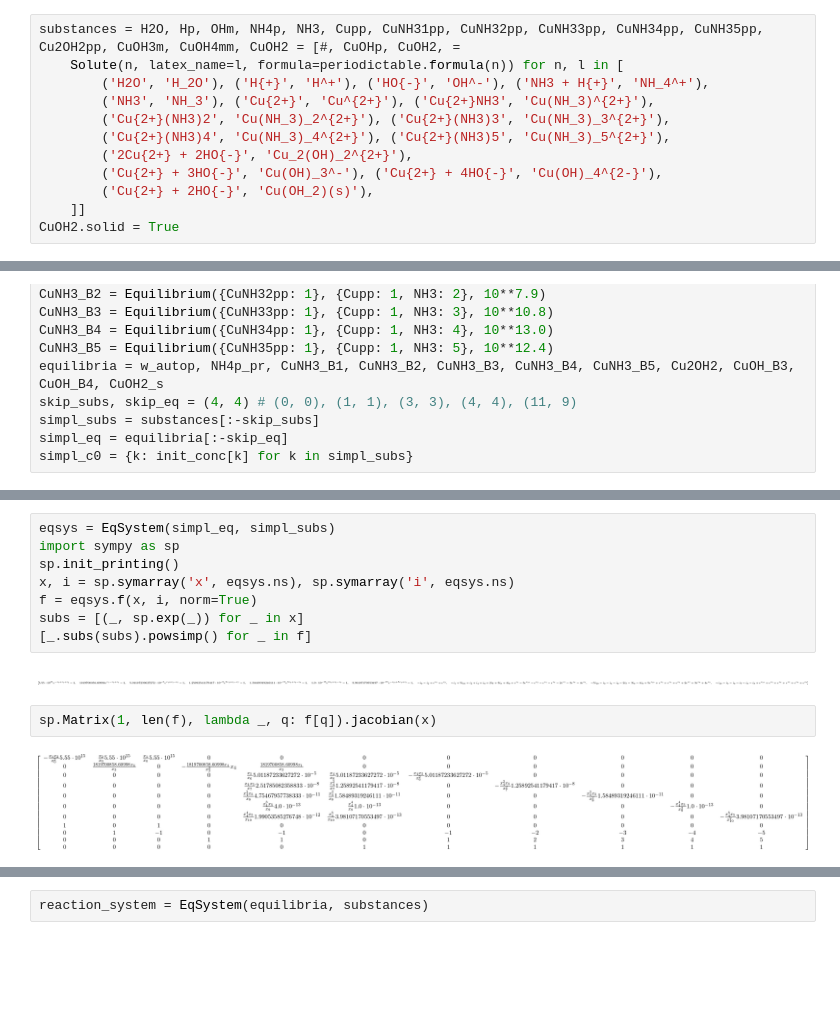
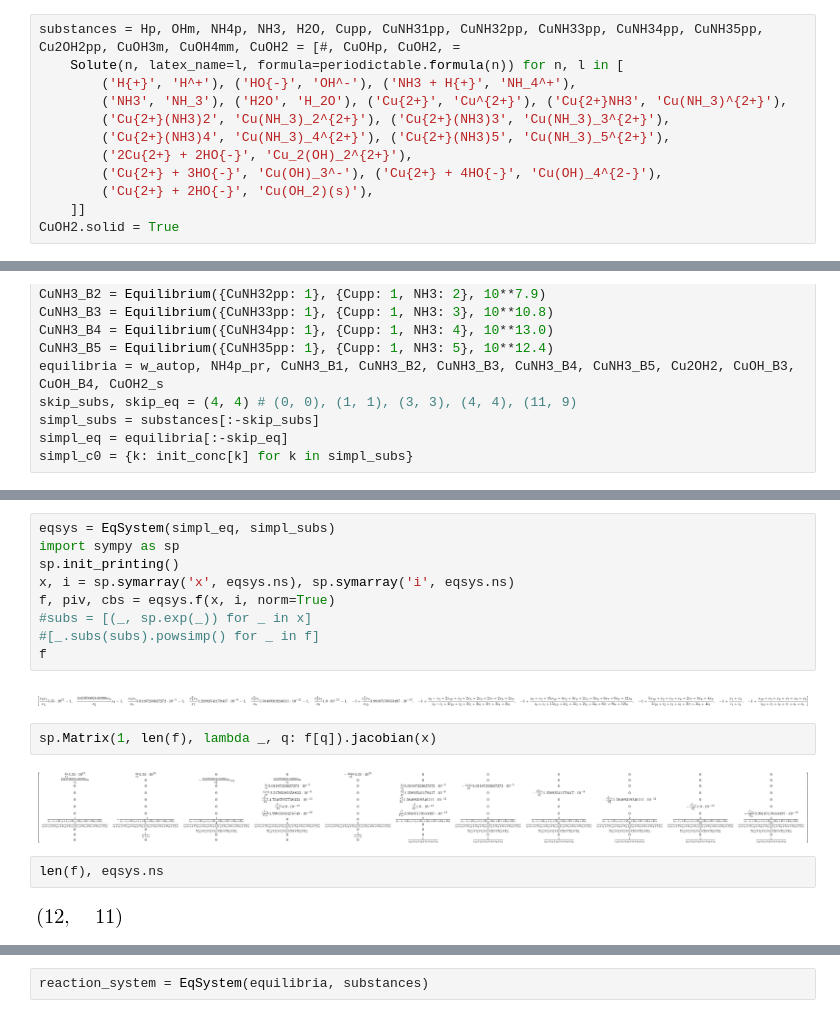
Before and after one commit to bjodah/chempy, a Jupyter notebook: examples/ammoincal_cupric_solution.ipynb, the cells around one changed output, grey strips where cells are left out. Drawn from its saved outputs; the diff is of its cells as text; blank space fills up the shorter version.

```diff
--- a/examples/ammoincal_cupric_solution.ipynb
+++ b/examples/ammoincal_cupric_solution.ipynb
@@ -6,10 +7,10 @@ import periodictable
 # %%
 def show(s): display(Latex('$'+s+'$'))
 # %%
-substances = H2O, Hp, OHm, NH4p, NH3, Cupp, CuNH31pp, CuNH32pp, CuNH33pp, CuNH34pp, CuNH35pp, Cu2OH2pp, CuOH3m, CuOH4mm, CuOH2 = [#, CuOHp, CuOH2, =
+substances = Hp, OHm, NH4p, NH3, H2O, Cupp, CuNH31pp, CuNH32pp, CuNH33pp, CuNH34pp, CuNH35pp, Cu2OH2pp, CuOH3m, CuOH4mm, CuOH2 = [#, CuOHp, CuOH2, =
     Solute(n, latex_name=l, formula=periodictable.formula(n)) for n, l in [
-        ('H2O', 'H_2O'), ('H{+}', 'H^+'), ('HO{-}', 'OH^-'), ('NH3 + H{+}', 'NH_4^+'),
-        ('NH3', 'NH_3'), ('Cu{2+}', 'Cu^{2+}'), ('Cu{2+}NH3', 'Cu(NH_3)^{2+}'),
+        ('H{+}', 'H^+'), ('HO{-}', 'OH^-'), ('NH3 + H{+}', 'NH_4^+'),
+        ('NH3', 'NH_3'), ('H2O', 'H_2O'), ('Cu{2+}', 'Cu^{2+}'), ('Cu{2+}NH3', 'Cu(NH_3)^{2+}'),
         ('Cu{2+}(NH3)2', 'Cu(NH_3)_2^{2+}'), ('Cu{2+}(NH3)3', 'Cu(NH_3)_3^{2+}'),
         ('Cu{2+}(NH3)4', 'Cu(NH_3)_4^{2+}'), ('Cu{2+}(NH3)5', 'Cu(NH_3)_5^{2+}'),
         ('2Cu{2+} + 2HO{-}', 'Cu_2(OH)_2^{2+}'),
@@ -75,17 +76,22 @@ $Cu(NH_3)_5^{2+} \rightleftharpoons Cu^{2+} + 5 NH_3~~~~~~~~~~~~~~~~~~~~~~~~~~~~
 # %%
 eqsys = EqSystem(simpl_eq, simpl_subs)
 import sympy as sp
 sp.init_printing()
 x, i = sp.symarray('x', eqsys.ns), sp.symarray('i', eqsys.ns)
-f = eqsys.f(x, i, norm=True)
-subs = [(_, sp.exp(_)) for _ in x]
-[_.subs(subs).powsimp() for _ in f]
+f, piv, cbs = eqsys.f(x, i, norm=True)
+#subs = [(_, sp.exp(_)) for _ in x]
+#[_.subs(subs).powsimp() for _ in f]
+f
 # %% [output]
-[figure, old version]
+[figure, new version]
 # %%
 sp.Matrix(1, len(f), lambda _, q: f[q]).jacobian(x)
 # %% [output]
-[figure, old version]
+[figure, new version]
+# %%
+len(f), eqsys.ns
+# %% [output]
+[figure, added]
 # %%
 eqsys.root(simpl_c0, delta=1e-6, method='lm')
 #eqsys.root({H2O: 55.5, Hp: 1e-10, OHm: 1e-3, NH3: 1.0, NH4p: 1e-3}, delta=1e-6, method='lm')
```
Also changed, not shown: parts of 26 cells of this notebook, 3 other files.
